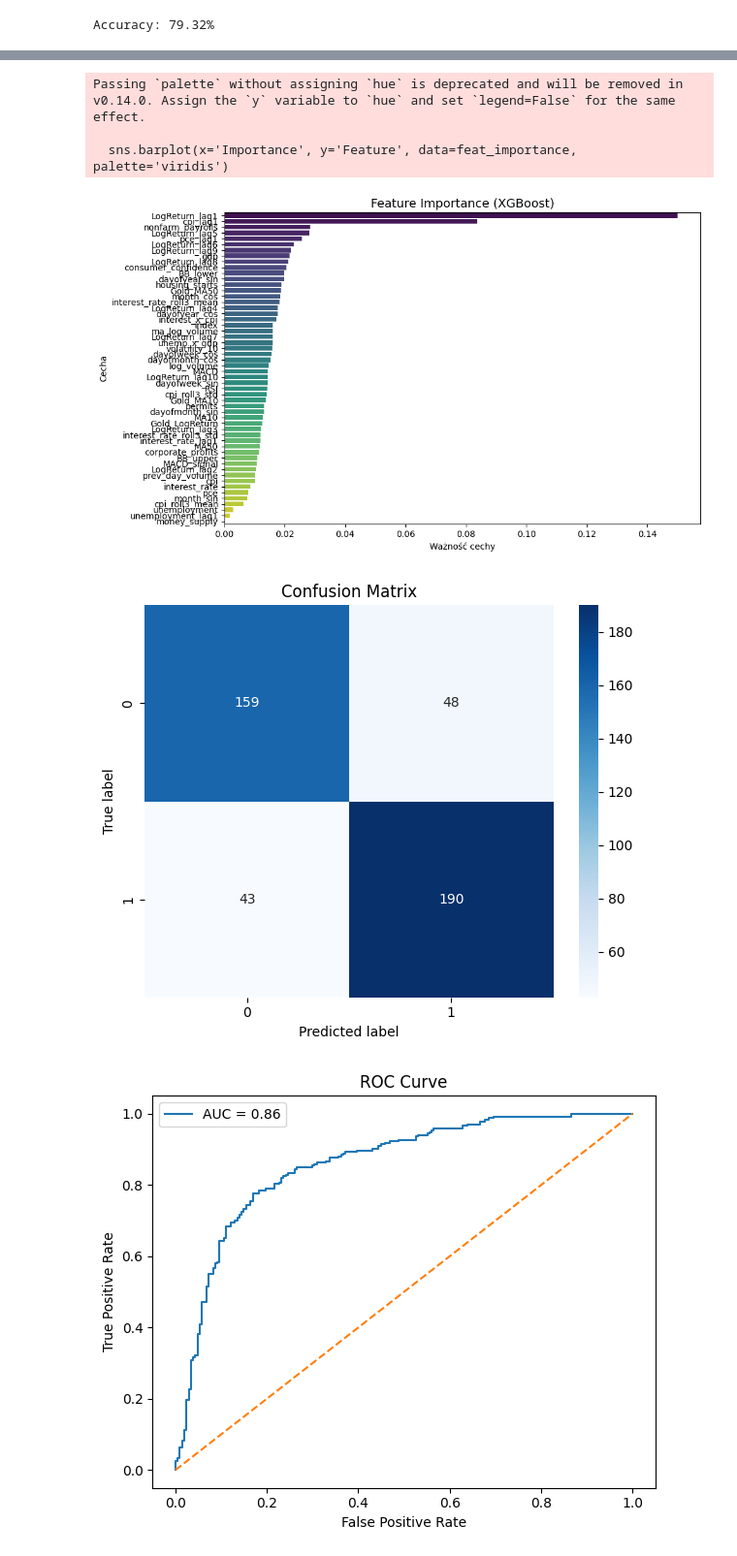
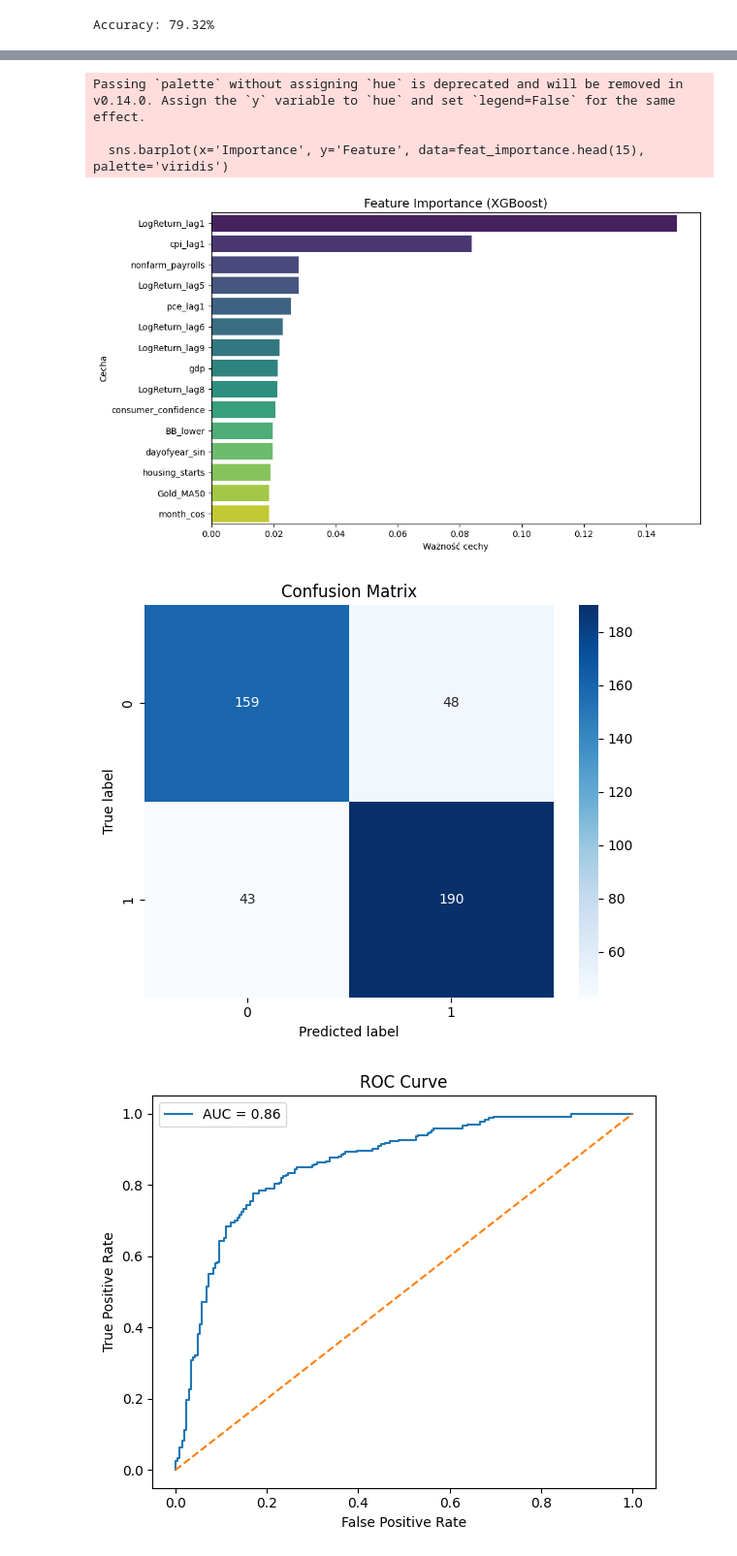
Before and after one commit to Oskar7L/Konferencja, a Jupyter notebook: model1.ipynb, the cells around one changed output, grey strips where cells are left out. Shown at 97% size. Cells and saved outputs as stored; diff of their text form; code cells hidden in the pictures.

```diff
--- a/model1.ipynb
+++ b/model1.ipynb
@@ -94,34 +150,34 @@ Index(['log_volume', 'ma_log_volume', 'prev_day_volume', 'gdp',
 # %%
 # === FEATURE IMPORTANCE ===
 importance = model.feature_importances_
 feat_importance = pd.DataFrame({
     'Feature': X_train.columns,
     'Importance': importance
 }).sort_values(by='Importance', ascending=False)
 
 # Wykres: Feature Importance
 plt.figure(figsize=(10, 6))
-sns.barplot(x='Importance', y='Feature', data=feat_importance, palette='viridis')
+sns.barplot(x='Importance', y='Feature', data=feat_importance.head(15), palette='viridis')
 plt.title('Feature Importance (XGBoost)', fontsize=14)
 plt.xlabel('Ważność cechy')
 plt.ylabel('Cecha')
 plt.tight_layout()
 plt.show()
 
 # === CONFUSION MATRIX ===
 cm = confusion_matrix(y_test, y_pred)
 plt.figure(figsize=(6, 5))
 sns.heatmap(cm, annot=True, fmt='d', cmap='Blues')
 plt.title('Confusion Matrix')
 plt.xlabel('Predicted label')
 plt.ylabel('True label')
 plt.tight_layout()
 plt.show()
 # %% [output]
 Passing `palette` without assigning `hue` is deprecated and will be removed in v0.14.0. Assign the `y` variable to `hue` and set `legend=False` for the same effect.
 
-  sns.barplot(x='Importance', y='Feature', data=feat_importance, palette='viridis')
+  sns.barplot(x='Importance', y='Feature', data=feat_importance.head(15), palette='viridis')
-[figure, old version]
+[figure, new version]
 [figure]
 # %%
 from sklearn.metrics import roc_curve, auc
```
Also changed, not shown: parts of 4 cells of this notebook, 8 other files.
